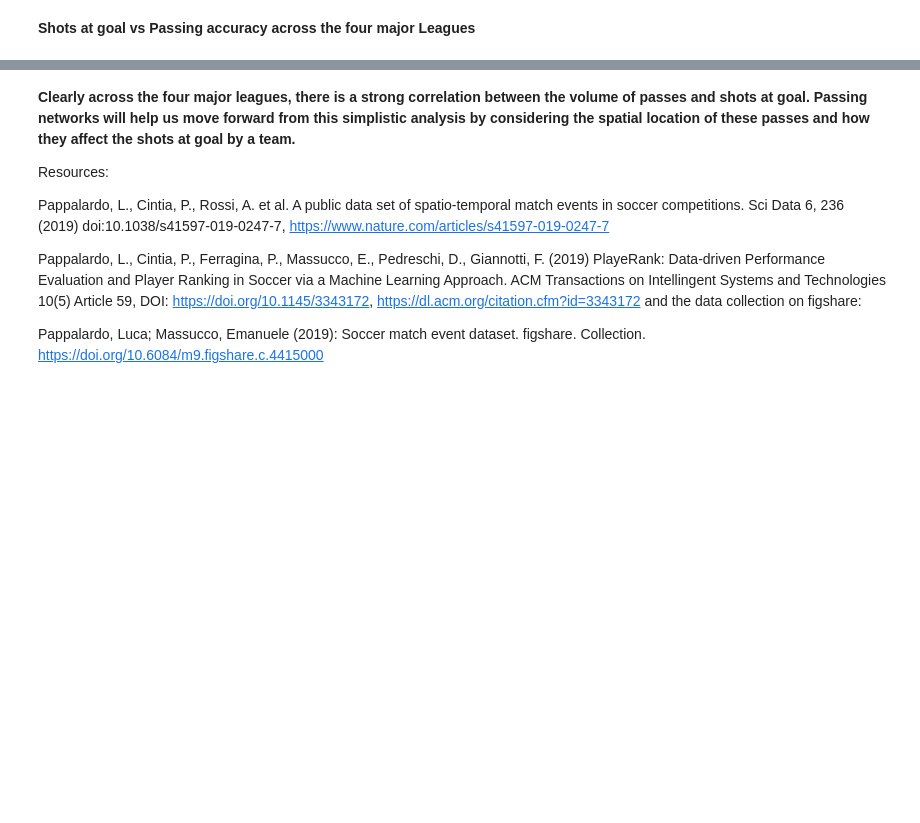
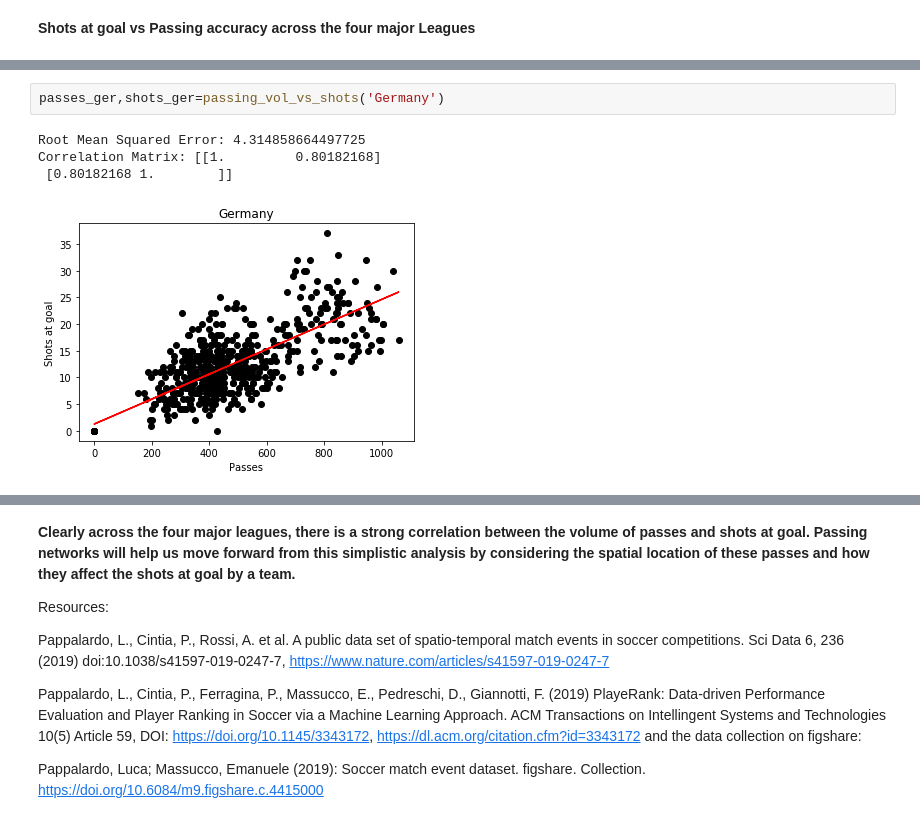
Before and after one commit to sureshr14/Soccer-Analysis-1, a Jupyter notebook: Shots_at_goal_vs_passing_volume.ipynb, the cells around one changed output, grey strips where cells are left out. Saved outputs shown, nothing was run; the diff lists cells and outputs as text; blank space fills up the shorter version.

```diff
--- a/Shots_at_goal_vs_passing_volume.ipynb
+++ b/Shots_at_goal_vs_passing_volume.ipynb
@@ -99,0 +101,7 @@ passing_vol_vs_shots('Spain')
+# %%
+passes_ger,shots_ger=passing_vol_vs_shots('Germany')
+# %% [output]
+Root Mean Squared Error: 4.314858664497725
+Correlation Matrix: [[1.         0.80182168]
+ [0.80182168 1.        ]]
+[figure, added]
```
Also changed, not shown: parts of 10 cells of this notebook.
